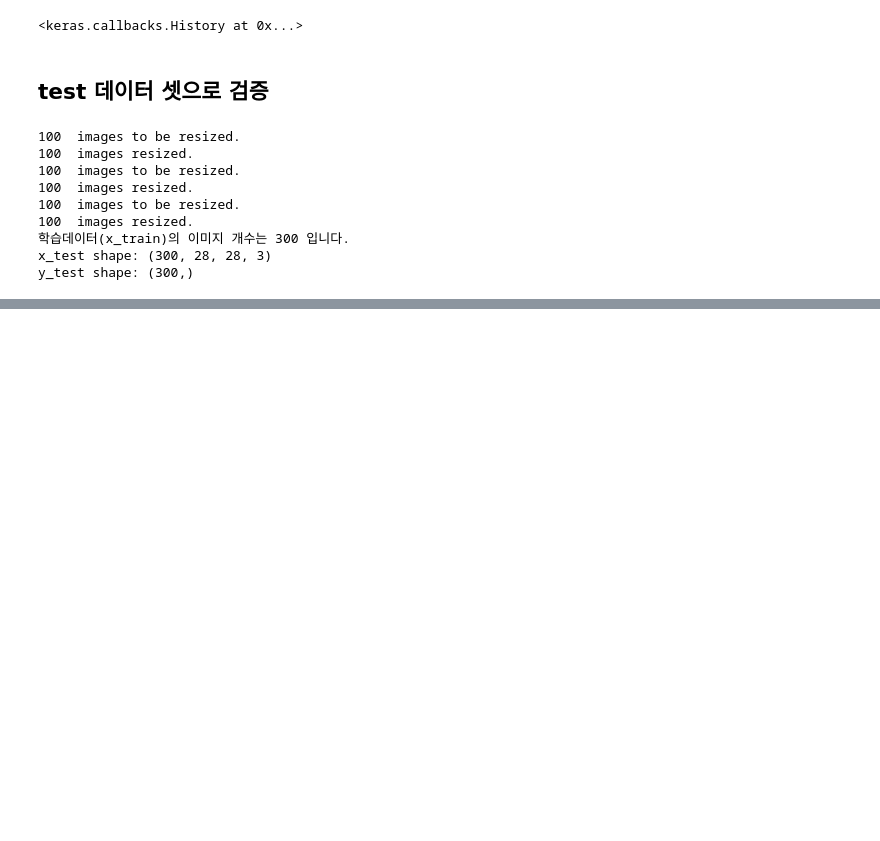
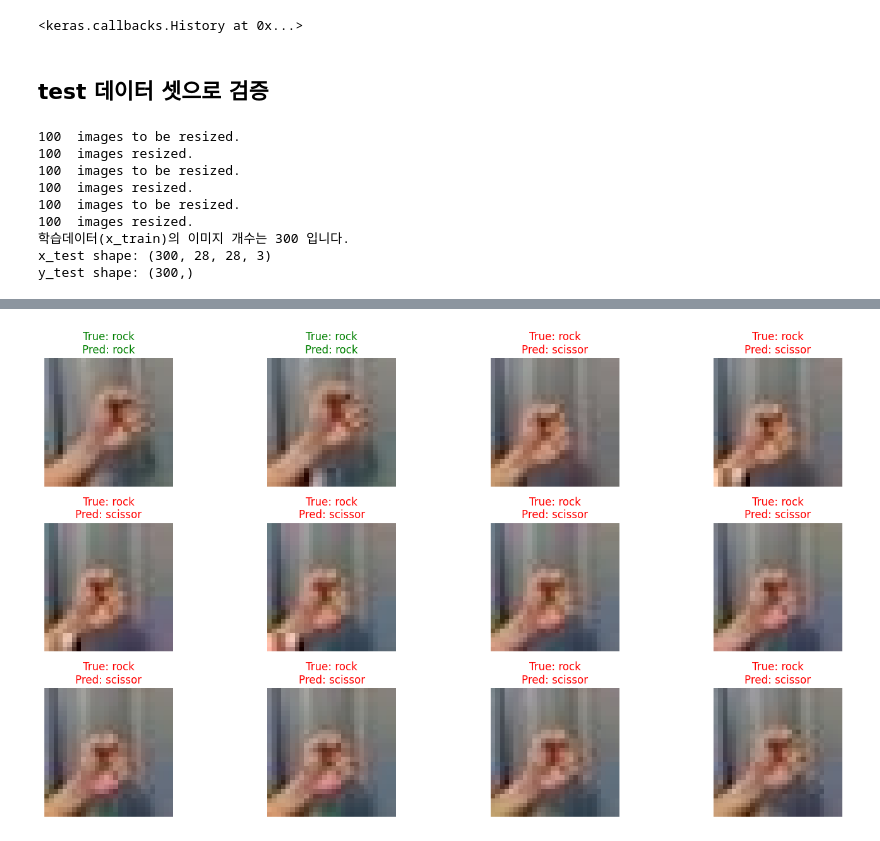
Before and after one commit to Sumin-Kim-Hub/01_mdls_ds8_open, a Jupyter notebook: 08_dl/260305_dl_mini-project_rock scissor paper/260304_dl_miniproject_rockscissorpaper.ipynb, the cells around one changed output, grey strips where cells are left out. Saved outputs shown, nothing was run; the diff lists cells and outputs as text; code cells hidden in the pictures; blank space fills up the shorter version.

```diff
--- a/08_dl/260305_dl_mini-project_rock scissor paper/260304_dl_miniproject_rockscissorpaper.ipynb
+++ b/08_dl/260305_dl_mini-project_rock scissor paper/260304_dl_miniproject_rockscissorpaper.ipynb
@@ -232,0 +262,33 @@ test_accuracy: 0.41333332657814026
+# %%
+# [추가] 시각화
+# 바위를 전부 가위로 분류함, 이유는 알수 없음
+
+import matplotlib.pyplot as plt
+
+# 클래스 이름 매핑
+class_names = ['scissor', 'rock', 'paper']   # 0, 1, 2
+
+# 모델 예측
+pred = model.predict(x_test)          # (N, 3)
+pred_label = np.argmax(pred, axis=1)  # 예측 라벨
+
+# 원하는 만큼 출력
+start_idx = 100
+num_images = 12
+plt.figure(figsize=(15, 8))
+
+for i in range(num_images):
+    plt.subplot(3, 4, i+1)
+    plt.imshow(x_test[start_idx+i])
+    plt.axis('off')
+
+    true_name = class_names[y_test[start_idx+i]]
+    pred_name = class_names[pred_label[start_idx+i]]
+
+    # 정답 / 예측 출력
+    color = 'green' if y_test[start_idx+i] == pred_label[start_idx+i] else 'red'
+    plt.title(f"True: {true_name}\nPred: {pred_name}", color=color)
+
+plt.tight_layout()
+plt.show()
+# %% [output]
@@ -232,0 +296 @@ test_accuracy: 0.41333332657814026
+[figure, added]
```
Also changed, not shown: parts of 9 cells of this notebook.
